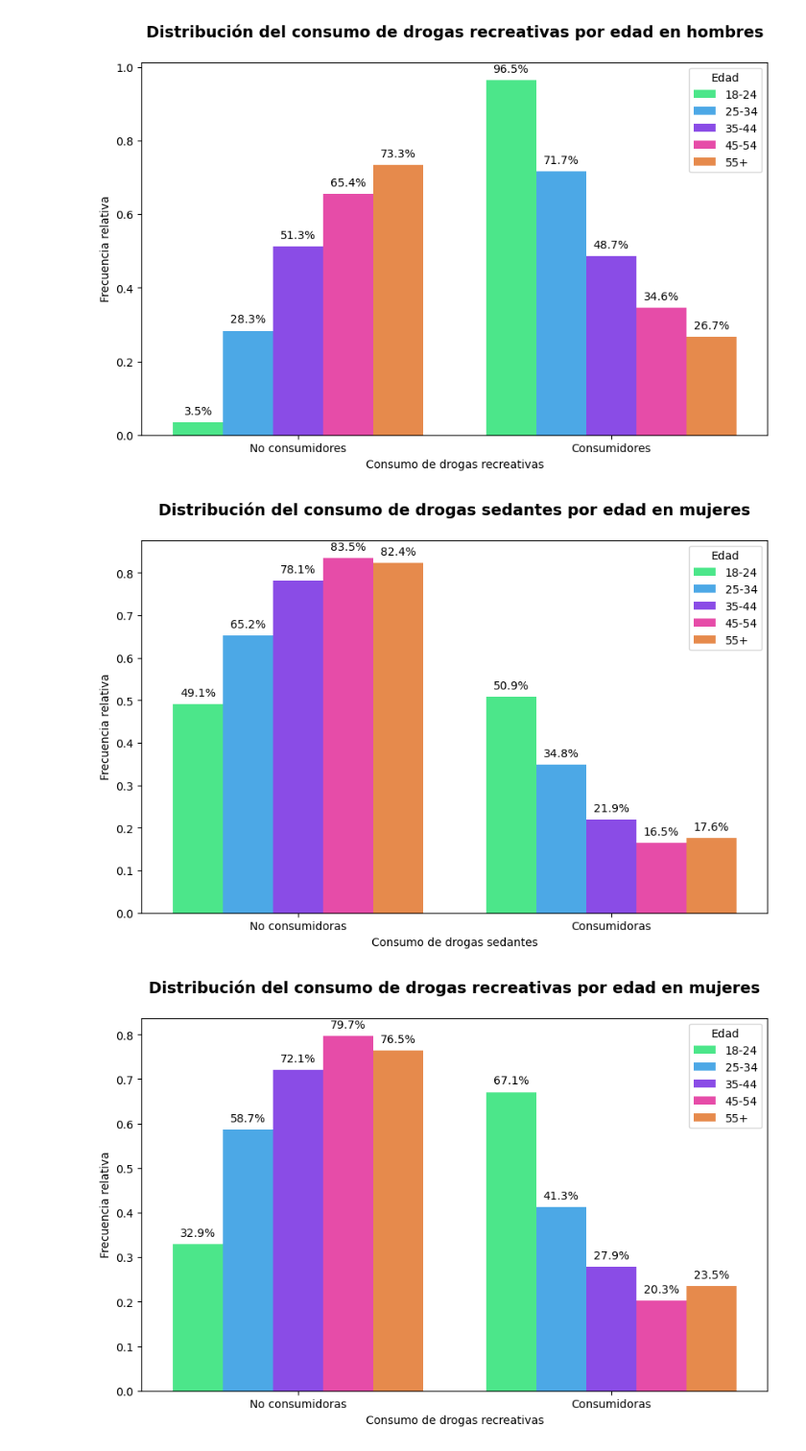
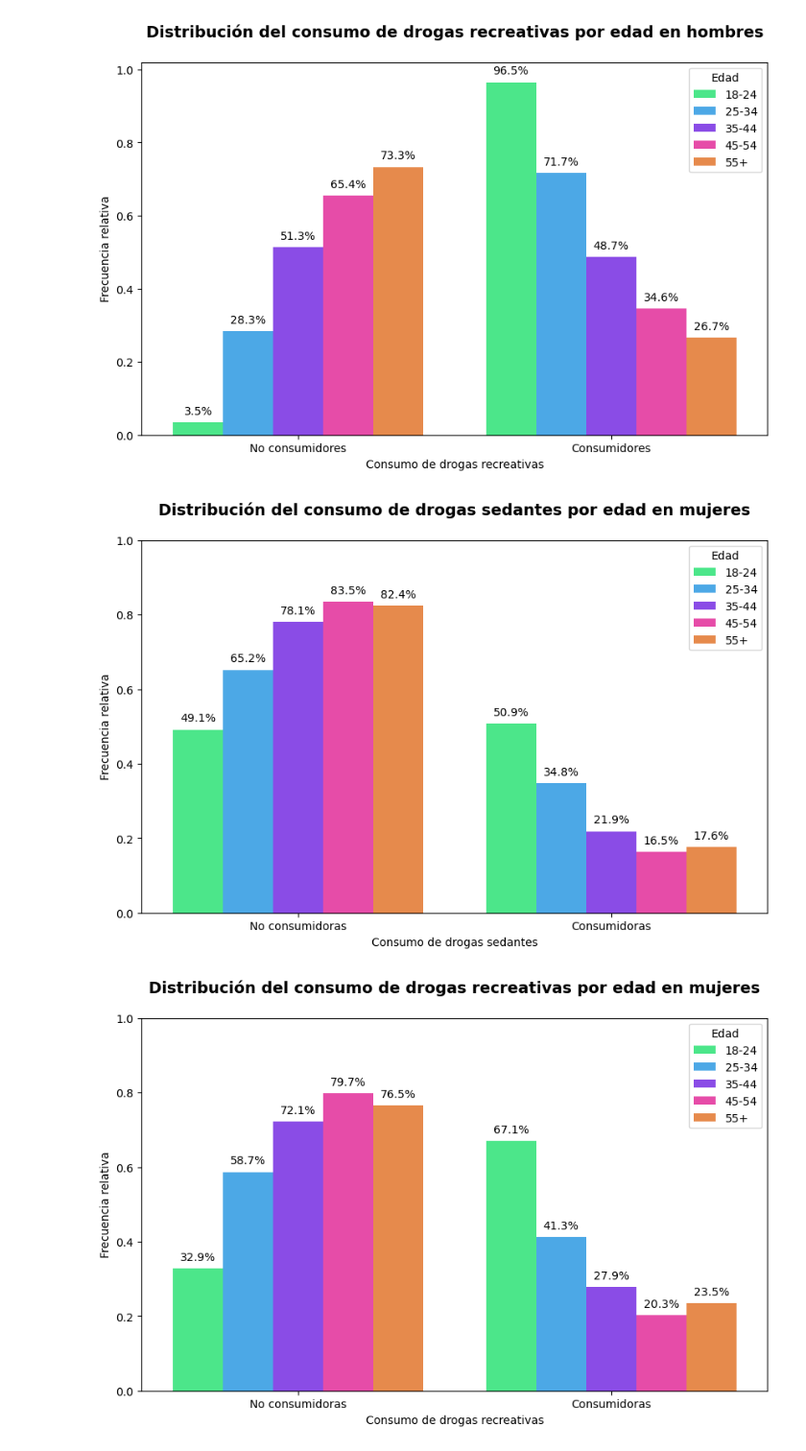
Before and after one commit to manularrea/Group_Projects_Afi, a Jupyter notebook: entrega_1/code/visualizations.ipynb, the cells around one changed output. Shown at 96% size. Saved outputs shown, nothing was run; the diff lists cells and outputs as text; code cells hidden in the pictures.

```diff
--- a/entrega_1/code/visualizations.ipynb
+++ b/entrega_1/code/visualizations.ipynb
@@ -355,37 +367,41 @@ plt.ylabel('Frecuencia relativa')
 plt.title('Distribución del consumo de drogas sedantes por edad en mujeres', weight='bold', fontsize =14, y=1.05)
 plt.legend(title='Edad')
 
+plt.ylim(0, 1) #Fijo la escala del eje y
+
 plt.show()
 # %% [output]
-[figure, old version]
+[figure, new version]
 # %%
 # Recreativas, edad, mujeres
 contingency_table = pd.crosstab(females['age'], females['recreational_drugs'])
 relative_frequencies = contingency_table.div(contingency_table.sum(axis=1), axis=0) # Calculo frecuencias relativas para poder comparar
 
 long_format = relative_frequencies.reset_index().melt(id_vars='age', var_name='recreational_drugs', value_name='frequency')
 
 long_format.sort_values(by='age', ascending=True, inplace=True)
 
 palette = sns.hls_palette(h=.4, s=1)
 plt.figure(figsize=(10,6))
 barplot = sns.barplot(x='recreational_drugs', y='frequency', hue='age', data=long_format,  palette = palette)
 
 for p in barplot.patches: # Valores porcentuales en las barras
     barplot.annotate("{:.1%}".format(p.get_height()),
                      (p.get_x() + p.get_width() / 2., p.get_height()),
                      ha = 'center', va = 'center',
                      xytext = (0, 10),
                      textcoords = 'offset points')
 
 labels = ['No consumidoras', 'Consumidoras']
 barplot.set_xticklabels(labels)
 
 plt.xlabel('Consumo de drogas recreativas')
 plt.ylabel('Frecuencia relativa')
 plt.title('Distribución del consumo de drogas recreativas por edad en mujeres', weight='bold', fontsize =14, y=1.05)
 plt.legend(title='Edad')
 
+plt.ylim(0, 1) #Fijo la escala del eje y
+
 plt.show()
 # %% [output]
-[figure, old version]
+[figure, new version]
```
Also changed, not shown: parts of 6 cells of this notebook.
